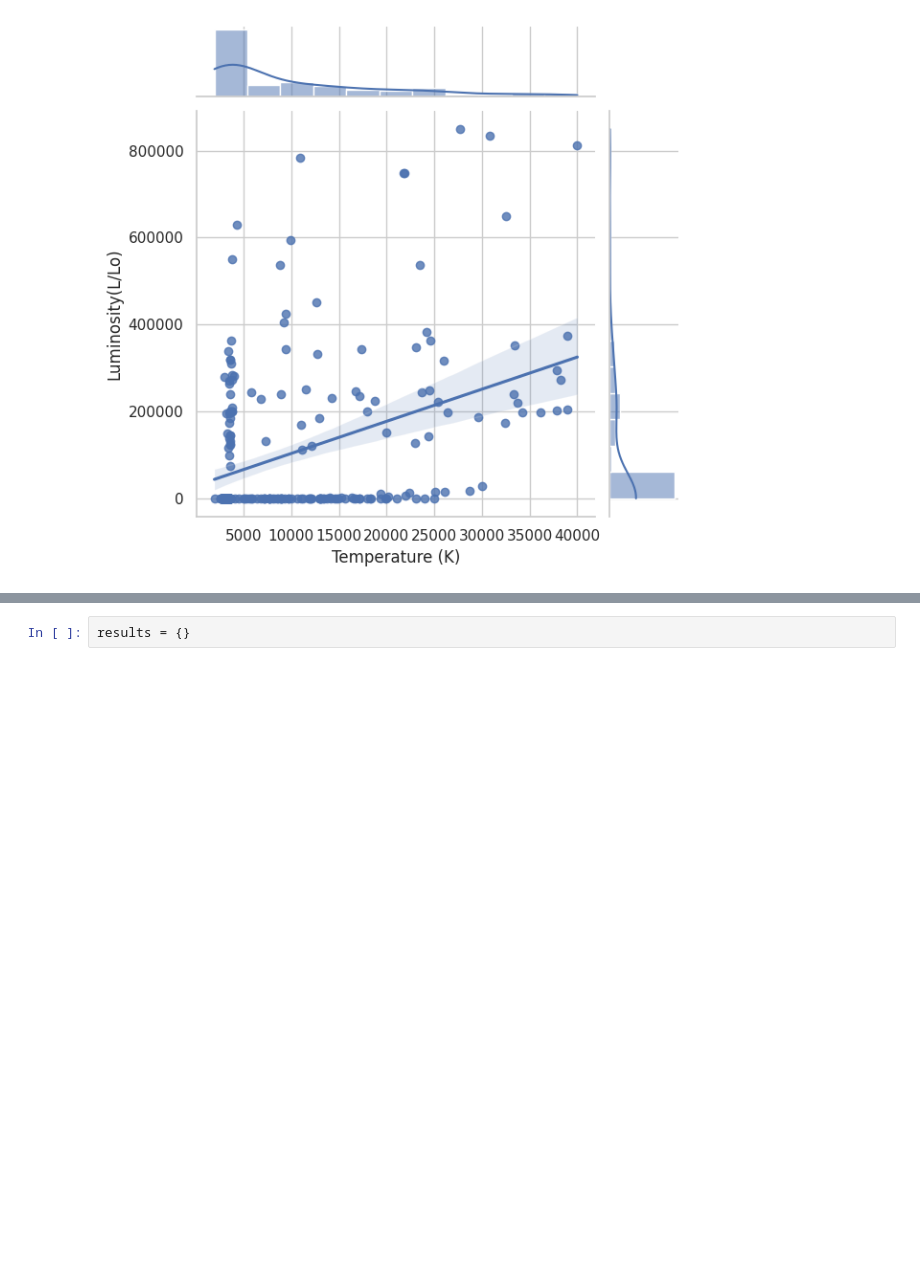
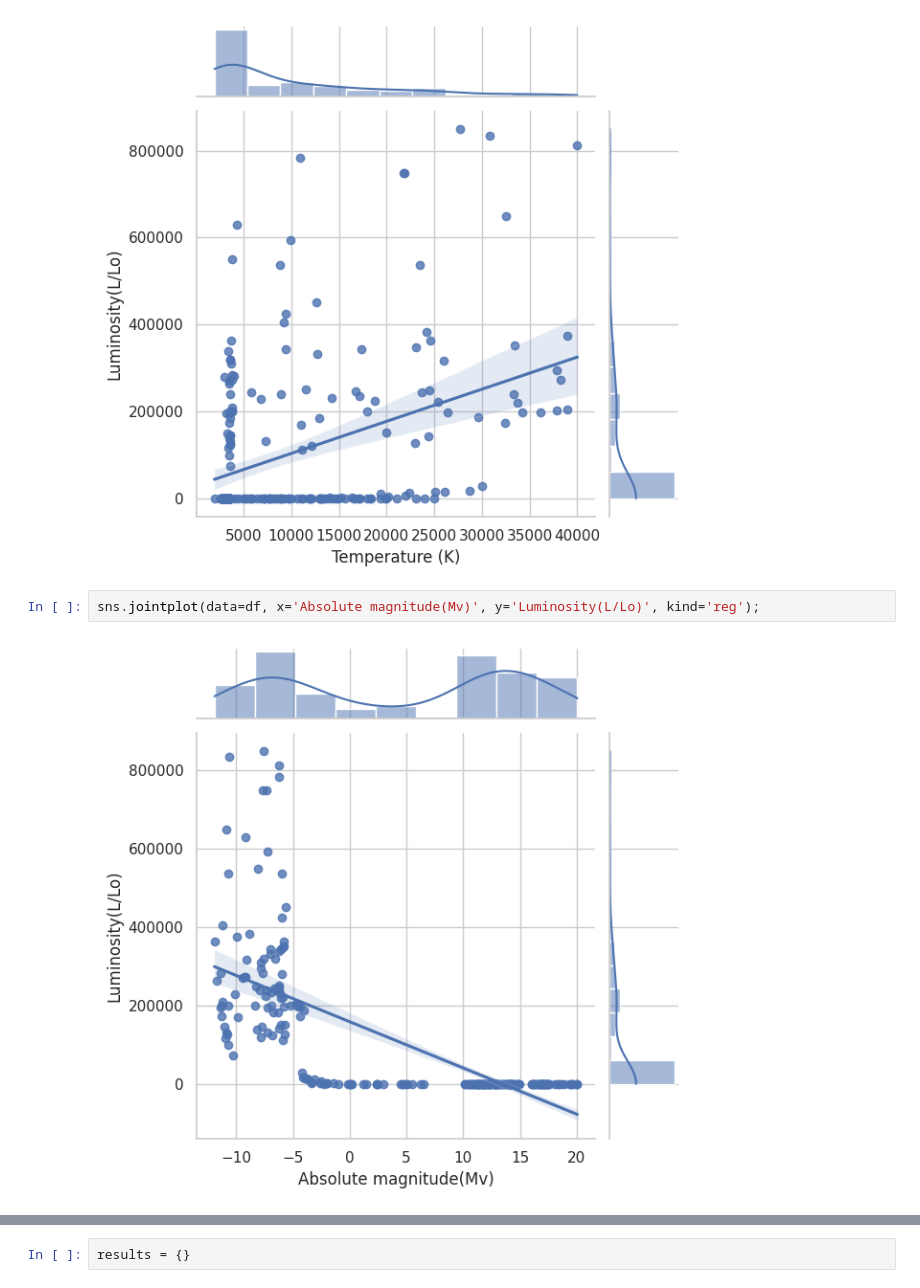
Before and after one commit to El-paolo/Prinicipal-Sequence-ML-Models, a Jupyter notebook: analisis.ipynb, the cells around one changed output, grey strips where cells are left out. Drawn from its saved outputs; the diff is of its cells as text; blank space fills up the shorter version.

Commit message:
add data related (absolute magnitud/luminosity) and comment la comparacion de libreria q tiraba error lakjsdla

```diff
--- a/analisis.ipynb
+++ b/analisis.ipynb
@@ -223,5 +223,9 @@ plt.show()
 sns.jointplot(data=df, x='Temperature (K)', y='Luminosity(L/Lo)', kind='reg');
 # %% [output]
 [figure]
+# %%
+sns.jointplot(data=df, x='Absolute magnitude(Mv)', y='Luminosity(L/Lo)', kind='reg');
+# %% [output]
+[figure, added]
 # %%
 # Getting Feature columns
```
Also changed, not shown: parts of 2 cells of this notebook.
